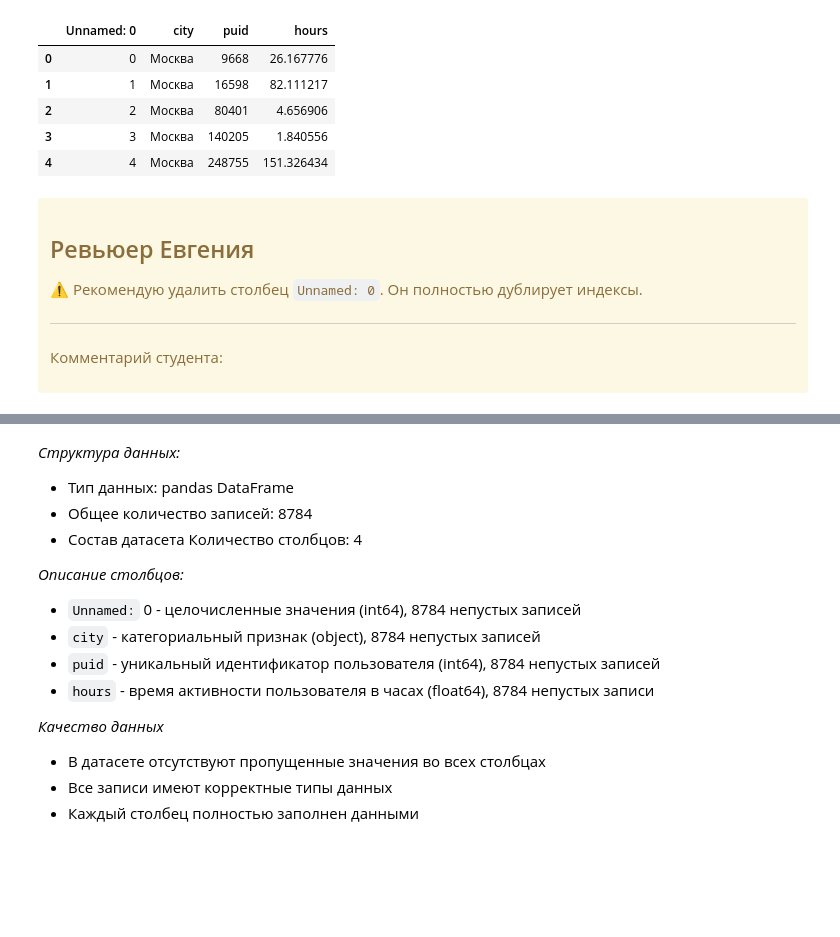
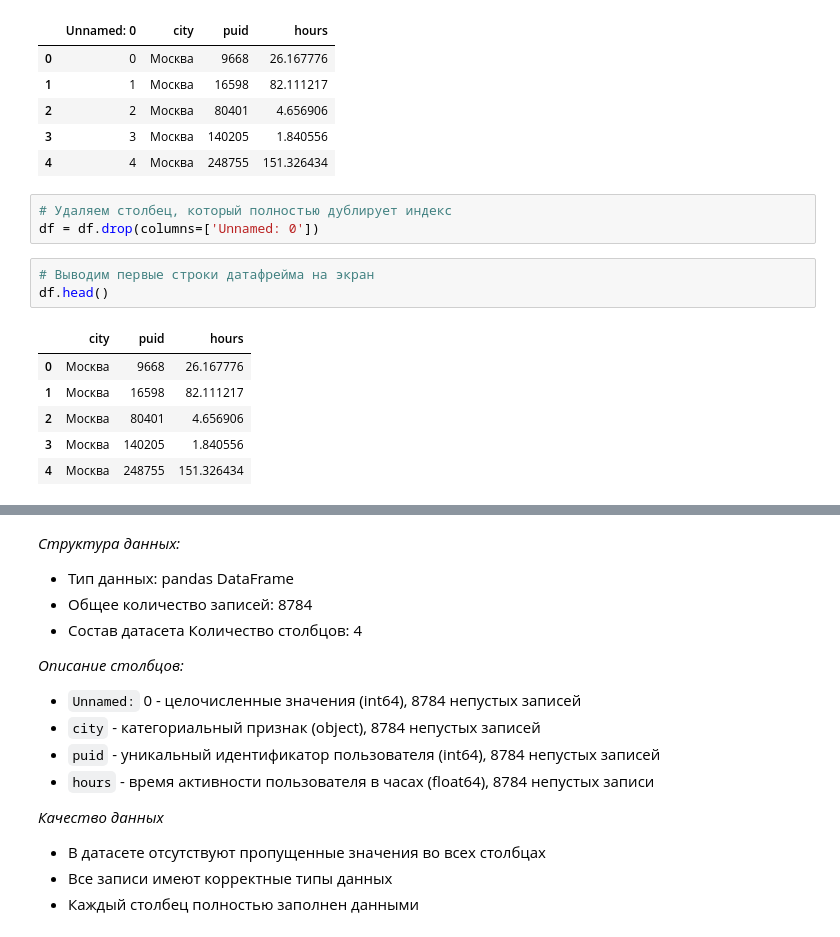
Before and after one commit to StefashovaLiudmila/Practicum_projects, a Jupyter notebook: project_a_b_test/3d84b60f-7a55-4072-b4e8-513f9e01a0f3.ipynb, the cells around one changed output, grey strips where cells are left out. Saved outputs shown, nothing was run; the diff lists cells and outputs as text; blank space fills up the shorter version.

```diff
--- a/project_a_b_test/3d84b60f-7a55-4072-b4e8-513f9e01a0f3.ipynb
+++ b/project_a_b_test/3d84b60f-7a55-4072-b4e8-513f9e01a0f3.ipynb
@@ -130,15 +73,19 @@ df.head()
 | 2 | 2 | Москва | 80401 | 4.656906 |
 | 3 | 3 | Москва | 140205 | 1.840556 |
 | 4 | 4 | Москва | 248755 | 151.326434 |
-# %% [markdown]
-<div class="alert alert-warning">
-    <h2> Ревьюер Евгения <a class="tocSkip"> </h2>
-
-⚠️ Рекомендую удалить столбец `Unnamed: 0`. Он полностью дублирует индексы.
-
----
-
-Комментарий студента:
+# %%
+# Удаляем столбец, который полностью дублирует индекс
+df = df.drop(columns=['Unnamed: 0'])
+# %%
+# Выводим первые строки датафрейма на экран
+df.head()
+# %% [output]
+|  | city | puid | hours |
+| 0 | Москва | 9668 | 26.167776 |
+| 1 | Москва | 16598 | 82.111217 |
+| 2 | Москва | 80401 | 4.656906 |
+| 3 | Москва | 140205 | 1.840556 |
+| 4 | Москва | 248755 | 151.326434 |
 # %%
 # Выводим информацию о датафрейме
 df.info()
```
Also changed, not shown: parts of 40 cells of this notebook.
